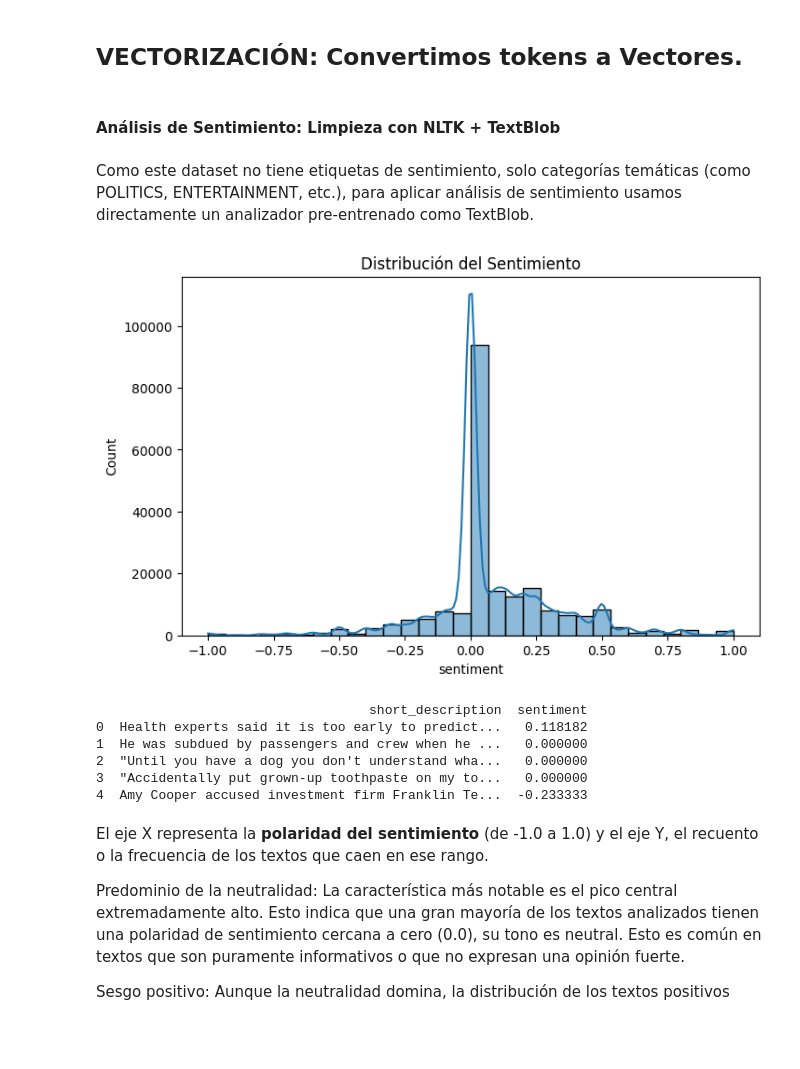
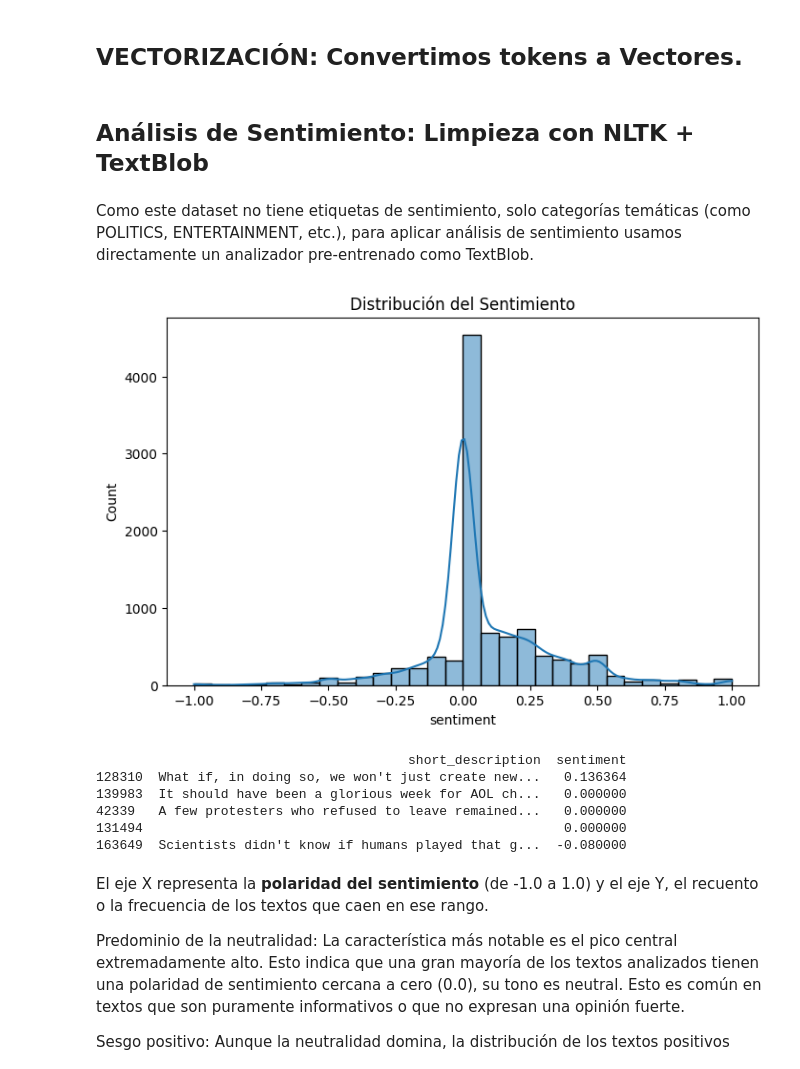
Before and after one commit to Daniela101112/Coderhouse_DS3, a Jupyter notebook: News_Category_Dito_DS3.ipynb, the cells around one changed output. Saved outputs shown, nothing was run; the diff lists cells and outputs as text; code cells hidden in the pictures; blank space fills up the shorter version.

```diff
--- a/News_Category_Dito_DS3.ipynb
+++ b/News_Category_Dito_DS3.ipynb
@@ -381,7 +368,7 @@ A continuación utilizamos la funcion limpiar_texto basada en  bibliotecas de Py
 # %%
 # Función para limpiar texto con regex, pasar a minúsc., tokenizar y lematizar.
 stop_words = set(stopwords.words('english'))
-lemmatizer = WordNetLemmatizer()   # lematizador de NLTK
+lemmatizer = WordNetLemmatizer()               # lematizador de NLTK
 
 def limpiar_texto(texto):
     # 1. Pasar a minúsculas
@@ -406,6 +393,3 @@ def limpiar_texto(texto):
     # Eliminar stopwords y lematizar ( reducir a forma canónica o lema)
     tokens = [lemmatizer.lemmatize(word) for word in tokens if word not in stop_words] # lista de palabras (tokens) lematizadas y sin stopwords.
     return " ".join(tokens)
-
-df['clean_text'] = df['short_description'].astype(str).apply(limpiar_texto)       # NUeva columna con texto limpio
-df[['short_description', 'clean_text']].head()
@@ -418,0 +396,7 @@ df[['short_description', 'clean_text']].head()
+# %%
+# --- Samplear 10k filas ---
+df_sample = df.sample(n=10_000, random_state=42)
+# %%
+
+df_sample['clean_text'] = df_sample['short_description'].astype(str).apply(limpiar_texto)       # NUeva columna con texto limpio
+df_sample[['short_description', 'clean_text']].head()
@@ -483,13 +436,13 @@ KeyboardInterrupt:
 # Cargar el modelo de spaCy para inglés. Es más eficiente que NLTK para esta tarea
 # 'en_core_web_md' es la versión mediana
 try:
-    nlp = spacy.load("en_core_web_md", isable=["ner", "parser"])  #  desactivamos NER y parser para que no sea computacionalmente tan costoso
+    nlp = spacy.load("en_core_web_md", disable=["ner", "parser"])  #  desactivamos NER y parser para que no sea computacionalmente tan costoso
 except OSError:
     from spacy.cli import download
     download("en_core_web_md")
     nlp = spacy.load("en_core_web_md", disable=["ner", "parser"]) # carga el modelo pre-entrenado para inglés, incluye la lematización y la lista de stopwords en inglés.
 
-def limpiar_doc(doc):       # Función de preprocesamiento usando SpaCy
+def limpiar_doc(doc):       # Función de preprocesamiento usando SpaCy,devuelve un texto limpio o lista de tokens
     return " ".join(        # 3. Unir los tokens de nuevo en una cadena de texto
         token.lemma_.lower()  # # 2. Lematizar, convertir a minúsculas y eliminar stop words y puntuación
         for token in doc
@@ -497,14 +450,15 @@ def limpiar_doc(doc):       # Función de preprocesamiento usando SpaCy
     )
 
 # Procesamiento en batch usando pipe
-texts = df['short_description'].astype(str).tolist()
+texts = df_sample['short_description'].astype(str).tolist()
 cleaned = []
 
 # 1. Crear un objeto Doc de SpaCy                           # nlp.pipe es la forma eficiente de spaCy de procesar varios textos en batch, en lugar de usar nlp(text) dentro de un for (más lento).
 for doc in nlp.pipe(texts, batch_size=1000, n_process=-1):  # n_process=-1 usa todos los cores disponibles
     cleaned.append(limpiar_doc(doc))                        # batch_size=1000 indica cuántos textos procesa a la vez
+                                                            # doc es un objeto Doc de spaCy, que contiene:tokens (doc[i]),lemas (token.lemma_),POS tags (token.pos_),dependencias sintácticas (token.dep_),entidades nombradas (doc.ents)
 
-df['clean_text_spacy'] = cleaned
+df_sample['clean_text_spacy'] = cleaned
 
-print(df[['short_description', 'clean_text_spacy']].head())
+print(df_sample[['short_description', 'clean_text_spacy']].head())
 # %% [output]
@@ -558,6 +511,6 @@ plt.show()
 # %% [markdown]
 ## VECTORIZACIÓN: Convertimos tokens a Vectores.
 # %% [markdown]
-#### Análisis de Sentimiento: Limpieza con NLTK + TextBlob
+## Análisis de Sentimiento: Limpieza con NLTK + TextBlob
 # %% [markdown]
 Como este dataset no tiene etiquetas de sentimiento, solo categorías temáticas (como POLITICS, ENTERTAINMENT, etc.), para aplicar análisis de sentimiento usamos directamente un analizador pre-entrenado como TextBlob.
@@ -566,27 +517,27 @@ Como este dataset no tiene etiquetas de sentimiento, solo categorías temáticas
 # %%
 #TextBlob es una librería de Python de alto nivel que simplifica las tareas comunes del Procesamiento del Lenguaje Natural (NLP).
 # Análisis de Sentimiento: Determina si una pieza de texto es positiva, negativa o neutral, asignando un valor de polaridad y subjetividad.
 
 def obtener_sentimiento(texto):
     return TextBlob(texto).sentiment.polarity               # TEXTBLOB-->Polaridad: 1 Positiva, -1 Negativa
                                                             # Subjetividad: "0"( objetivo,un hecho), "1" (subjetivo, una opinion)
 
-df['sentiment'] = df['clean_text'].apply(obtener_sentimiento)    # método .apply() de pandas para aplicar la función obtener_sentimiento a c/fila de la columna 'clean_text'. El resultado (la polaridad de cada texto) se guarda en una nueva columna llamada 'sentiment'.
+df_sample['sentiment'] = df_sample['clean_text'].apply(obtener_sentimiento)    # método .apply() de pandas para aplicar la función obtener_sentimiento a c/fila de la columna 'clean_text'. El resultado (la polaridad de cada texto) se guarda en una nueva columna llamada 'sentiment'.
 
 plt.figure(figsize=(8,5))
-sns.histplot(df['sentiment'], bins=30, kde=True)
+sns.histplot(df_sample['sentiment'], bins=30, kde=True)
 plt.title("Distribución del Sentimiento")
 plt.show()
 
-print(df[['short_description', 'sentiment']].head())
+print(df_sample[['short_description', 'sentiment']].head())
 # %% [output]
-[figure, old version]
+[figure, new version]
-                                   short_description  sentiment
-0  Health experts said it is too early to predict...   0.118182
-1  He was subdued by passengers and crew when he ...   0.000000
-2  "Until you have a dog you don't understand wha...   0.000000
-3  "Accidentally put grown-up toothpaste on my to...   0.000000
-4  Amy Cooper accused investment firm Franklin Te...  -0.233333
+                                        short_description  sentiment
+128310  What if, in doing so, we won't just create new...   0.136364
+139983  It should have been a glorious week for AOL ch...   0.000000
+42339   A few protesters who refused to leave remained...   0.000000
+131494                                                      0.000000
+163649  Scientists didn't know if humans played that g...  -0.080000
 # %% [markdown]
 El eje X representa la **polaridad del sentimiento** (de -1.0 a 1.0) y el eje Y, el recuento o la frecuencia de los textos que caen en ese rango.
 
```
Also changed, not shown: parts of 74 cells of this notebook.
